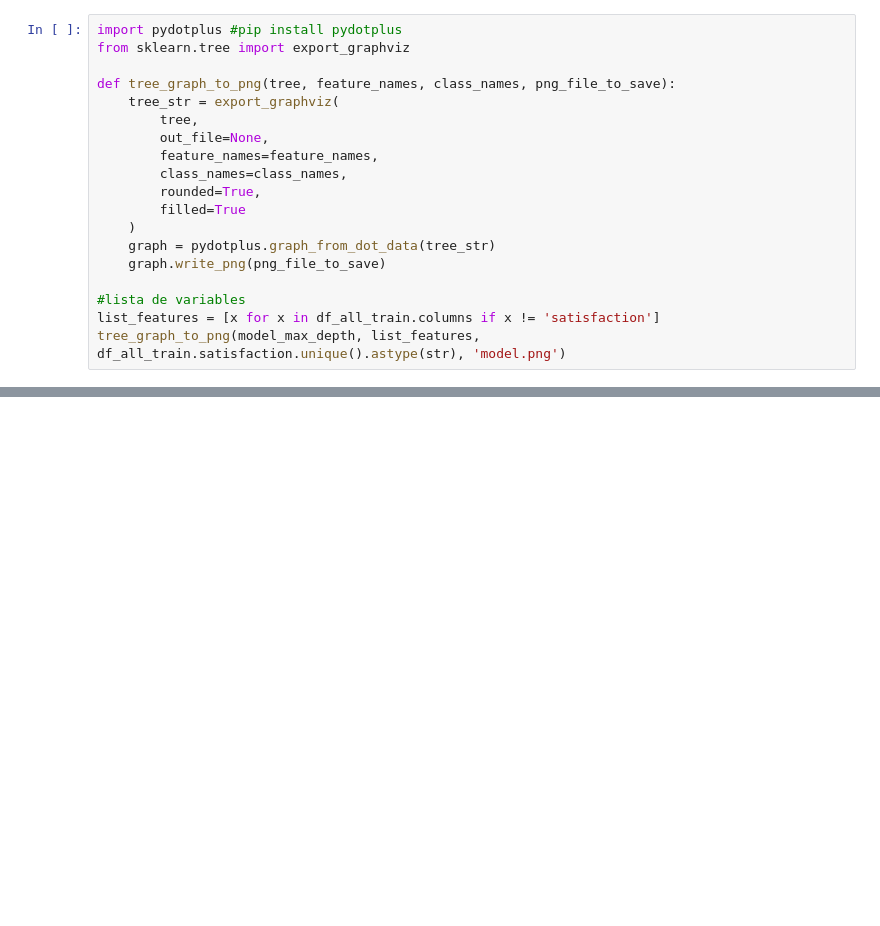
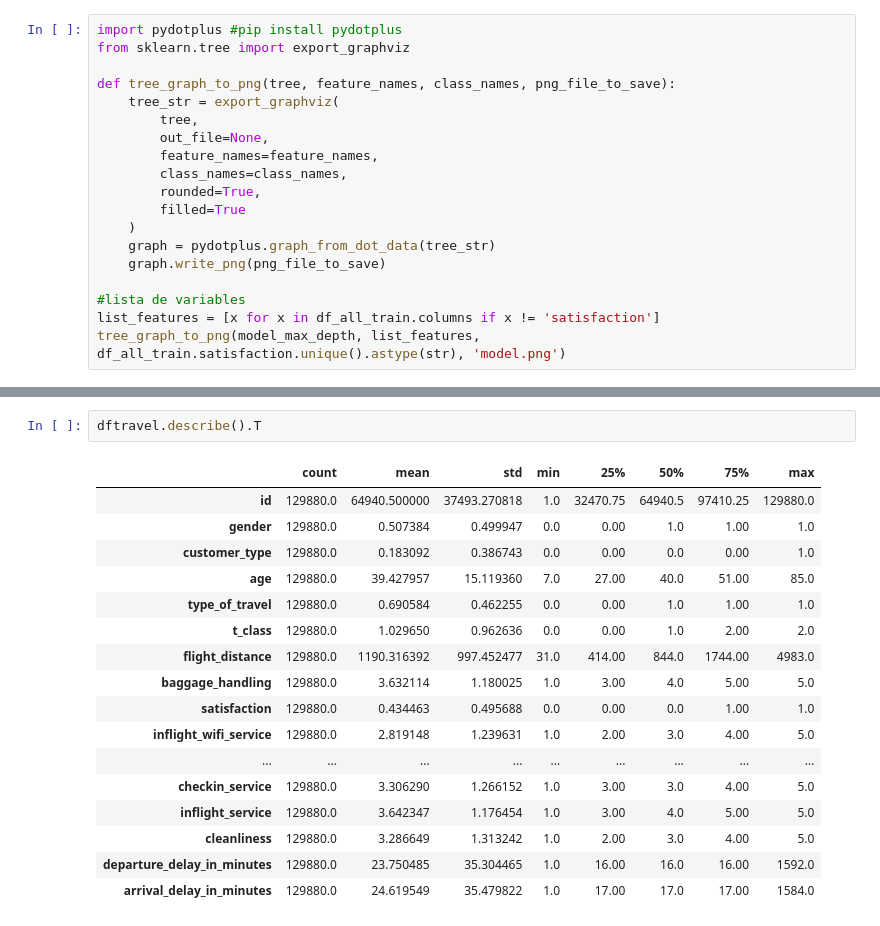
Before and after one commit to mattdale87/Data-Science-Project, a Jupyter notebook: Martino_Dalessandro_travel.ipynb, the cells around one changed output, grey strips where cells are left out. Saved outputs shown, nothing was run; the diff lists cells and outputs as text; blank space fills up the shorter version.

```diff
--- a/Martino_Dalessandro_travel.ipynb
+++ b/Martino_Dalessandro_travel.ipynb
@@ -1363,0 +1431,20 @@ graph
+# %%
+dftravel.describe().T
+# %% [output]
+|  | count | mean | std | min | 25% | 50% | 75% | max |
+| id | 129880.0 | 64940.500000 | 37493.270818 | 1.0 | 32470.75 | 64940.5 | 97410.25 | 129880.0 |
+| gender | 129880.0 | 0.507384 | 0.499947 | 0.0 | 0.00 | 1.0 | 1.00 | 1.0 |
+| customer_type | 129880.0 | 0.183092 | 0.386743 | 0.0 | 0.00 | 0.0 | 0.00 | 1.0 |
+| age | 129880.0 | 39.427957 | 15.119360 | 7.0 | 27.00 | 40.0 | 51.00 | 85.0 |
+| type_of_travel | 129880.0 | 0.690584 | 0.462255 | 0.0 | 0.00 | 1.0 | 1.00 | 1.0 |
+| t_class | 129880.0 | 1.029650 | 0.962636 | 0.0 | 0.00 | 1.0 | 2.00 | 2.0 |
+| flight_distance | 129880.0 | 1190.316392 | 997.452477 | 31.0 | 414.00 | 844.0 | 1744.00 | 4983.0 |
+| baggage_handling | 129880.0 | 3.632114 | 1.180025 | 1.0 | 3.00 | 4.0 | 5.00 | 5.0 |
+| satisfaction | 129880.0 | 0.434463 | 0.495688 | 0.0 | 0.00 | 0.0 | 1.00 | 1.0 |
+| inflight_wifi_service | 129880.0 | 2.819148 | 1.239631 | 1.0 | 2.00 | 3.0 | 4.00 | 5.0 |
+| ... | ... | ... | ... | ... | ... | ... | ... | ... |
+| checkin_service | 129880.0 | 3.306290 | 1.266152 | 1.0 | 3.00 | 3.0 | 4.00 | 5.0 |
+| inflight_service | 129880.0 | 3.642347 | 1.176454 | 1.0 | 3.00 | 4.0 | 5.00 | 5.0 |
+| cleanliness | 129880.0 | 3.286649 | 1.313242 | 1.0 | 2.00 | 3.0 | 4.00 | 5.0 |
+| departure_delay_in_minutes | 129880.0 | 23.750485 | 35.304465 | 1.0 | 16.00 | 16.0 | 16.00 | 1592.0 |
+| arrival_delay_in_minutes | 129880.0 | 24.619549 | 35.479822 | 1.0 | 17.00 | 17.0 | 17.00 | 1584.0 |
```
Also changed, not shown: parts of 35 cells of this notebook.
